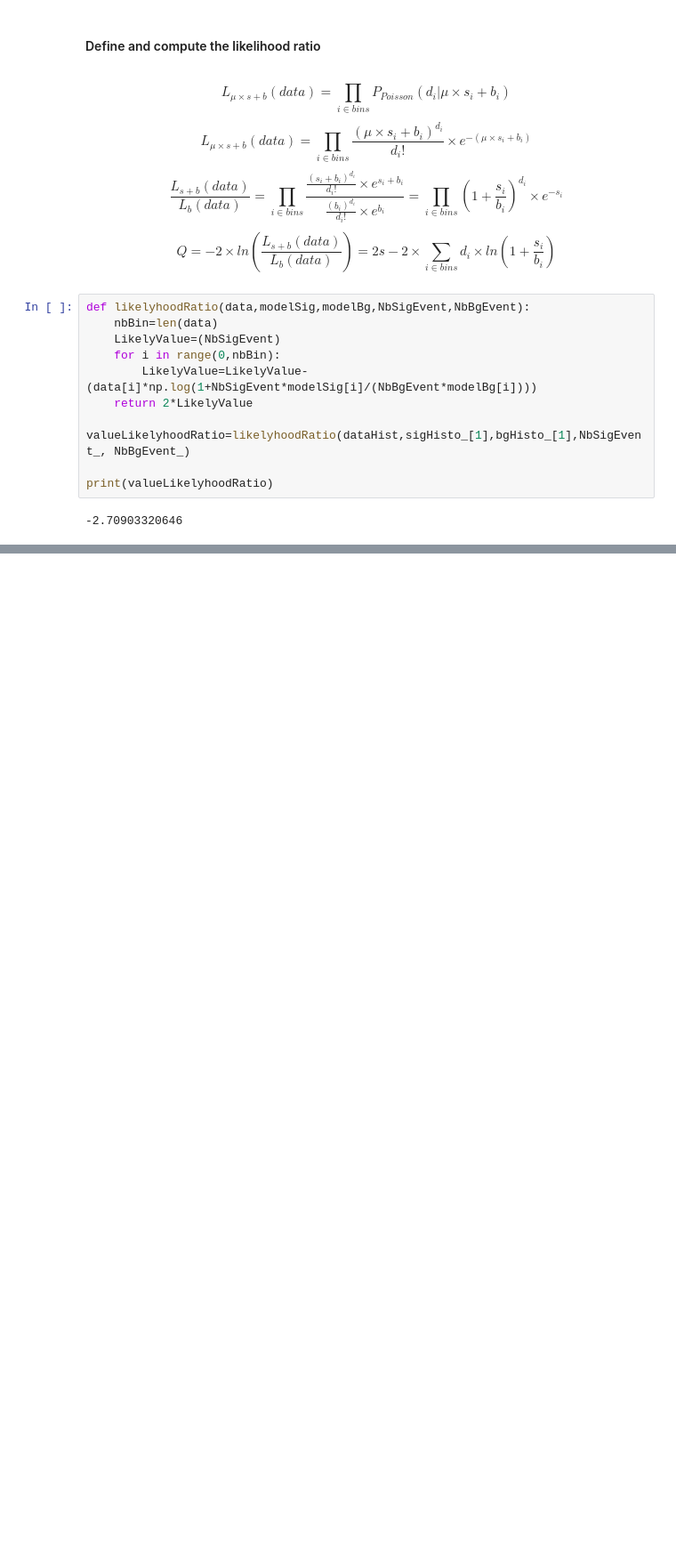
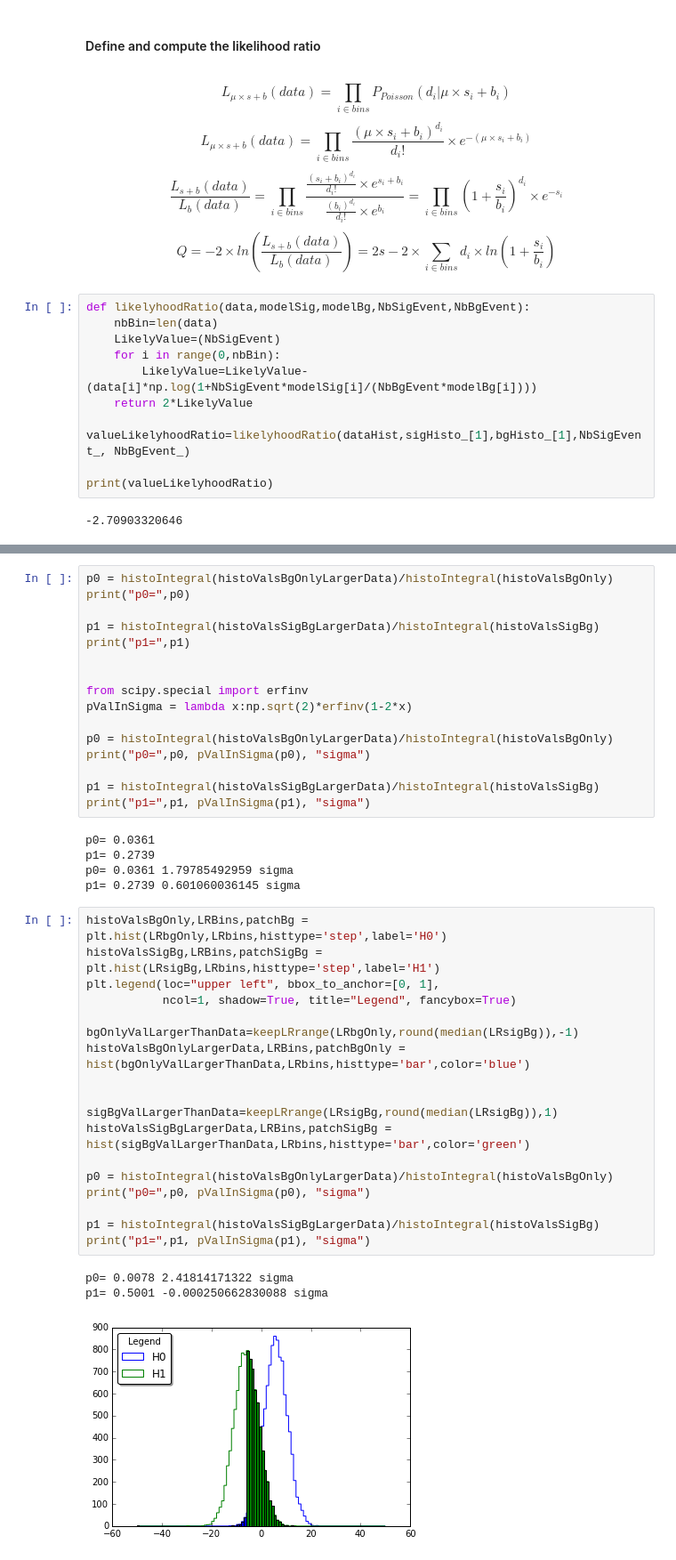
Before and after one commit to HuguesBrun/statTutorialBND, a Jupyter notebook: Statistical Analysis Tutorial.ipynb, the cells around one changed output, grey strips where cells are left out. Shown at 89% size. Saved outputs shown, nothing was run; the diff lists cells and outputs as text; blank space fills up the shorter version.

```diff
--- a/Statistical Analysis Tutorial.ipynb
+++ b/Statistical Analysis Tutorial.ipynb
@@ -176,0 +195,43 @@ plt.legend(loc="upper left", bbox_to_anchor=[0, 1],
+# %%
+p0 = histoIntegral(histoValsBgOnlyLargerData)/histoIntegral(histoValsBgOnly)
+print("p0=",p0)
+
+p1 = histoIntegral(histoValsSigBgLargerData)/histoIntegral(histoValsSigBg)
+print("p1=",p1)
+
+
+from scipy.special import erfinv
+pValInSigma = lambda x:np.sqrt(2)*erfinv(1-2*x)
+
+p0 = histoIntegral(histoValsBgOnlyLargerData)/histoIntegral(histoValsBgOnly)
+print("p0=",p0, pValInSigma(p0), "sigma")
+
+p1 = histoIntegral(histoValsSigBgLargerData)/histoIntegral(histoValsSigBg)
+print("p1=",p1, pValInSigma(p1), "sigma")
+# %% [output]
+p0= 0.0361
+p1= 0.2739
+p0= 0.0361 1.79785492959 sigma
+p1= 0.2739 0.601060036145 sigma
+# %%
+histoValsBgOnly,LRBins,patchBg = plt.hist(LRbgOnly,LRbins,histtype='step',label='H0')
+histoValsSigBg,LRBins,patchSigBg = plt.hist(LRsigBg,LRbins,histtype='step',label='H1')
+plt.legend(loc="upper left", bbox_to_anchor=[0, 1],
+           ncol=1, shadow=True, title="Legend", fancybox=True)
+
+bgOnlyValLargerThanData=keepLRrange(LRbgOnly,round(median(LRsigBg)),-1)
+histoValsBgOnlyLargerData,LRBins,patchBgOnly = hist(bgOnlyValLargerThanData,LRbins,histtype='bar',color='blue')
+
+
+sigBgValLargerThanData=keepLRrange(LRsigBg,round(median(LRsigBg)),1)
+histoValsSigBgLargerData,LRBins,patchSigBg = hist(sigBgValLargerThanData,LRbins,histtype='bar',color='green')
+
+p0 = histoIntegral(histoValsBgOnlyLargerData)/histoIntegral(histoValsBgOnly)
+print("p0=",p0, pValInSigma(p0), "sigma")
+
+p1 = histoIntegral(histoValsSigBgLargerData)/histoIntegral(histoValsSigBg)
+print("p1=",p1, pValInSigma(p1), "sigma")
+# %% [output]
+p0= 0.0078 2.41814171322 sigma
+p1= 0.5001 -0.000250662830088 sigma
+[figure, added]
```
Also changed, not shown: parts of 6 cells of this notebook.
